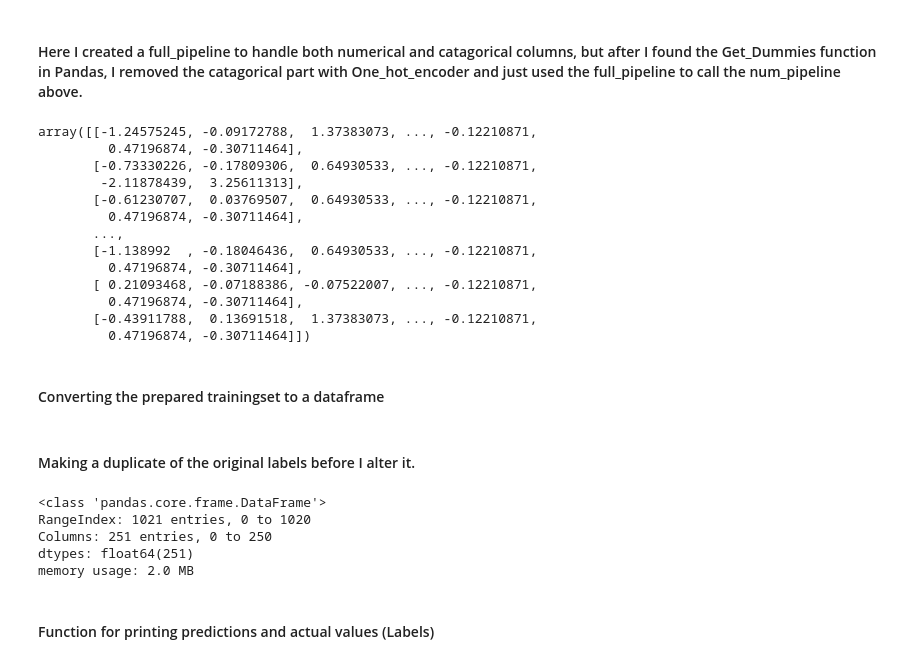
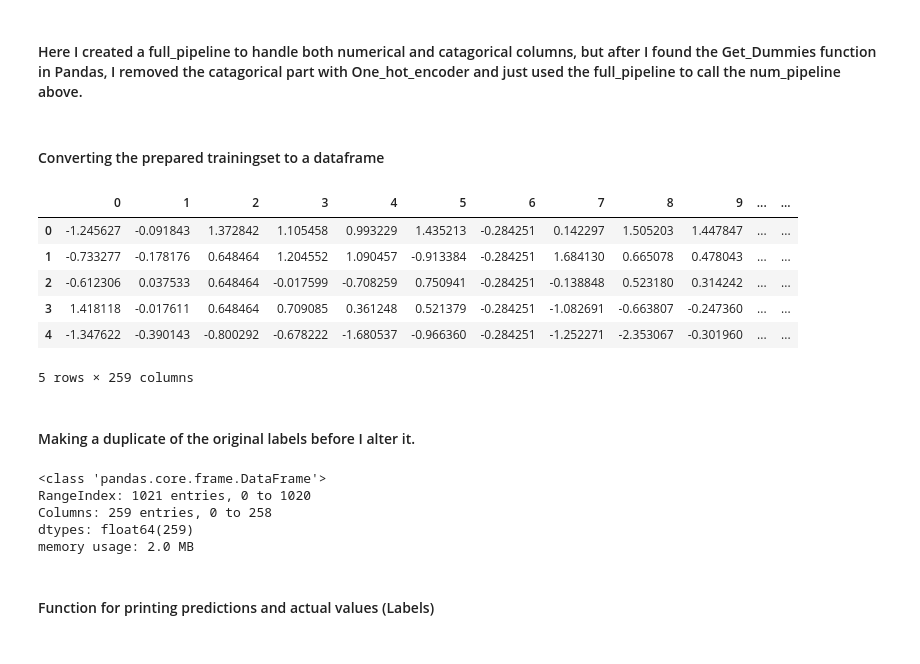
Before and after one commit to 181394/DAT158, a Jupyter notebook: oblig2/Oblig2.ipynb, the cells around one changed output. Saved outputs shown, nothing was run; the diff lists cells and outputs as text; code cells hidden in the pictures.

```diff
--- a/oblig2/Oblig2.ipynb
+++ b/oblig2/Oblig2.ipynb
@@ -267,27 +254,13 @@ num_pipeline = Pipeline([
 #### Here I created a full_pipeline to handle both numerical and catagorical columns, but after I found the Get_Dummies function in Pandas, I removed the catagorical part with One_hot_encoder and just used the full_pipeline to call the num_pipeline above.
 # %%
 from sklearn.compose import ColumnTransformer
-num_attribs = list(dft)
+num_attribs = list(X_train)
 full_pipeline = ColumnTransformer([
     ("num", num_pipeline, num_attribs),
 ])
-trainset_prepared = full_pipeline.fit_transform(dft)
-# %%
-trainset_prepared
-# %% [output]
-array([[-1.24575245, -0.09172788,  1.37383073, ..., -0.12210871,
-         0.47196874, -0.30711464],
-       [-0.73330226, -0.17809306,  0.64930533, ..., -0.12210871,
-        -2.11878439,  3.25611313],
-       [-0.61230707,  0.03769507,  0.64930533, ..., -0.12210871,
-         0.47196874, -0.30711464],
-       ...,
-       [-1.138992  , -0.18046436,  0.64930533, ..., -0.12210871,
-         0.47196874, -0.30711464],
-       [ 0.21093468, -0.07188386, -0.07522007, ..., -0.12210871,
-         0.47196874, -0.30711464],
-       [-0.43911788,  0.13691518,  1.37383073, ..., -0.12210871,
-         0.47196874, -0.30711464]])
+# %%
+trainset_prepared = full_pipeline.fit_transform(X_train)
+testset_prepared = full_pipeline.transform(X_test)
 # %% [markdown]
 #### Converting the prepared trainingset to a dataframe
 # %%
@@ -295,14 +269,26 @@ train = pd.DataFrame(trainset_prepared)
+# %%
+train.head()
+# %% [output]
+|  | 0 | 1 | 2 | 3 | 4 | 5 | 6 | 7 | 8 | 9 | ... | ... |
+| 0 | -1.245627 | -0.091843 | 1.372842 | 1.105458 | 0.993229 | 1.435213 | -0.284251 | 0.142297 | 1.505203 | 1.447847 | ... | ... |
+| 1 | -0.733277 | -0.178176 | 0.648464 | 1.204552 | 1.090457 | -0.913384 | -0.284251 | 1.684130 | 0.665078 | 0.478043 | ... | ... |
+| 2 | -0.612306 | 0.037533 | 0.648464 | -0.017599 | -0.708259 | 0.750941 | -0.284251 | -0.138848 | 0.523180 | 0.314242 | ... | ... |
+| 3 | 1.418118 | -0.017611 | 0.648464 | 0.709085 | 0.361248 | 0.521379 | -0.284251 | -1.082691 | -0.663807 | -0.247360 | ... | ... |
+| 4 | -1.347622 | -0.390143 | -0.800292 | -0.678222 | -1.680537 | -0.966360 | -0.284251 | -1.252271 | -2.353067 | -0.301960 | ... | ... |
+5 rows × 259 columns
 # %% [markdown]
 #### Making a duplicate of the original labels before I alter it.
 # %%
 train.info()
-y_original = y.copy
-y=y.reset_index().drop(columns='index')['SalePrice']
+y_train_original = y_train.copy
+y_test_original = y_test.copy
+y_train=y_train.reset_index().drop(columns='index')['SalePrice']
+y_test=y_test.reset_index().drop(columns='index')['SalePrice']
 # %% [output]
 <class 'pandas.core.frame.DataFrame'>
 RangeIndex: 1021 entries, 0 to 1020
-Columns: 251 entries, 0 to 250
-dtypes: float64(251)
+Columns: 259 entries, 0 to 258
+dtypes: float64(259)
 memory usage: 2.0 MB
 # %% [markdown]
 #### Function for printing predictions and actual values (Labels)
```
Also changed, not shown: parts of 39 cells of this notebook.
